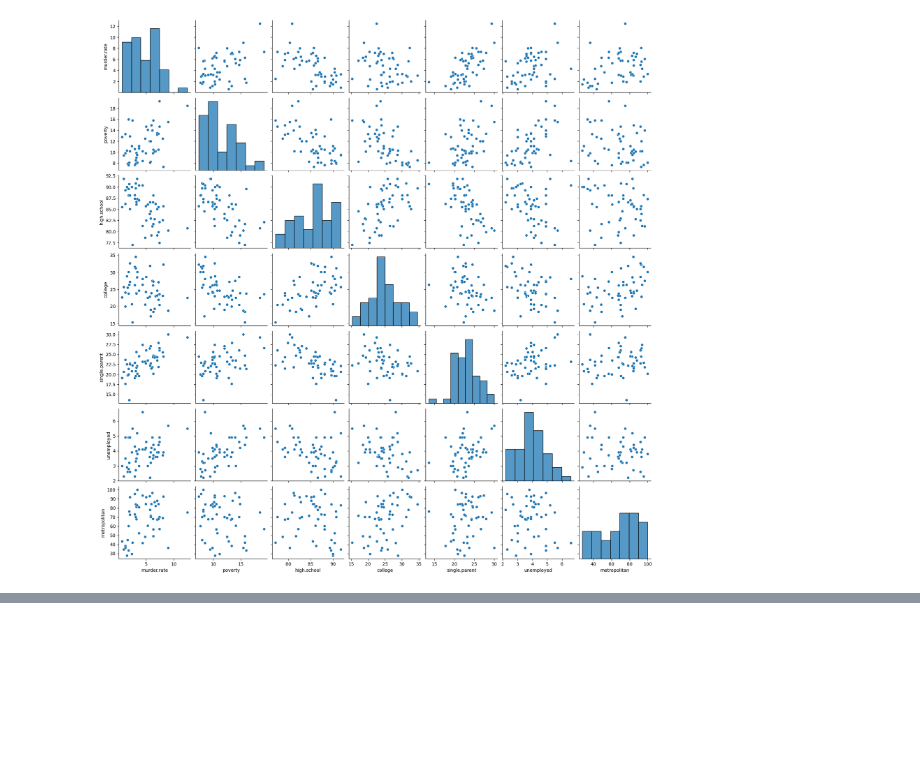
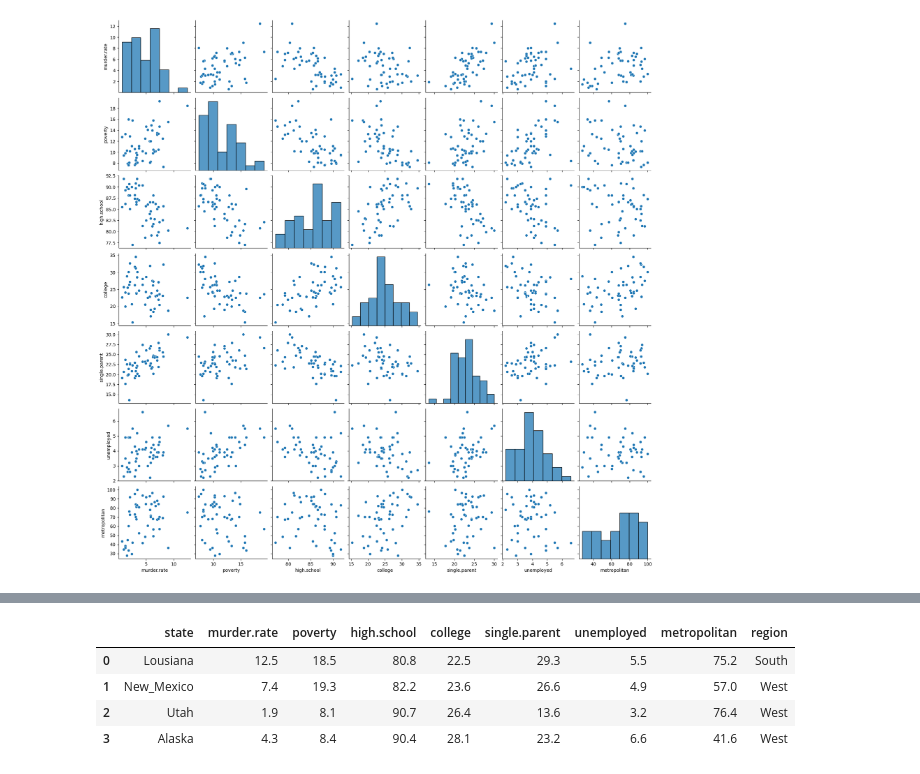
Before and after one commit to Vyrima/DL_Demo, a Jupyter notebook: notebooks/MiniProject.ipynb, the cells around one changed output, grey strips where cells are left out. Saved outputs shown, nothing was run; the diff lists cells and outputs as text; code cells hidden in the pictures; blank space fills up the shorter version.

```diff
--- a/notebooks/MiniProject.ipynb
+++ b/notebooks/MiniProject.ipynb
@@ -126,0 +184,8 @@ sns.boxplot(df[numeric_features])
+# %%
+outliers_df2 #select all
+# %% [output]
+|  | state | murder.rate | poverty | high.school | college | single.parent | unemployed | metropolitan | region |
+| 0 | Lousiana | 12.5 | 18.5 | 80.8 | 22.5 | 29.3 | 5.5 | 75.2 | South |
+| 1 | New_Mexico | 7.4 | 19.3 | 82.2 | 23.6 | 26.6 | 4.9 | 57.0 | West |
+| 2 | Utah | 1.9 | 8.1 | 90.7 | 26.4 | 13.6 | 3.2 | 76.4 | West |
+| 3 | Alaska | 4.3 | 8.4 | 90.4 | 28.1 | 23.2 | 6.6 | 41.6 | West |
```
Also changed, not shown: parts of 13 cells of this notebook.
